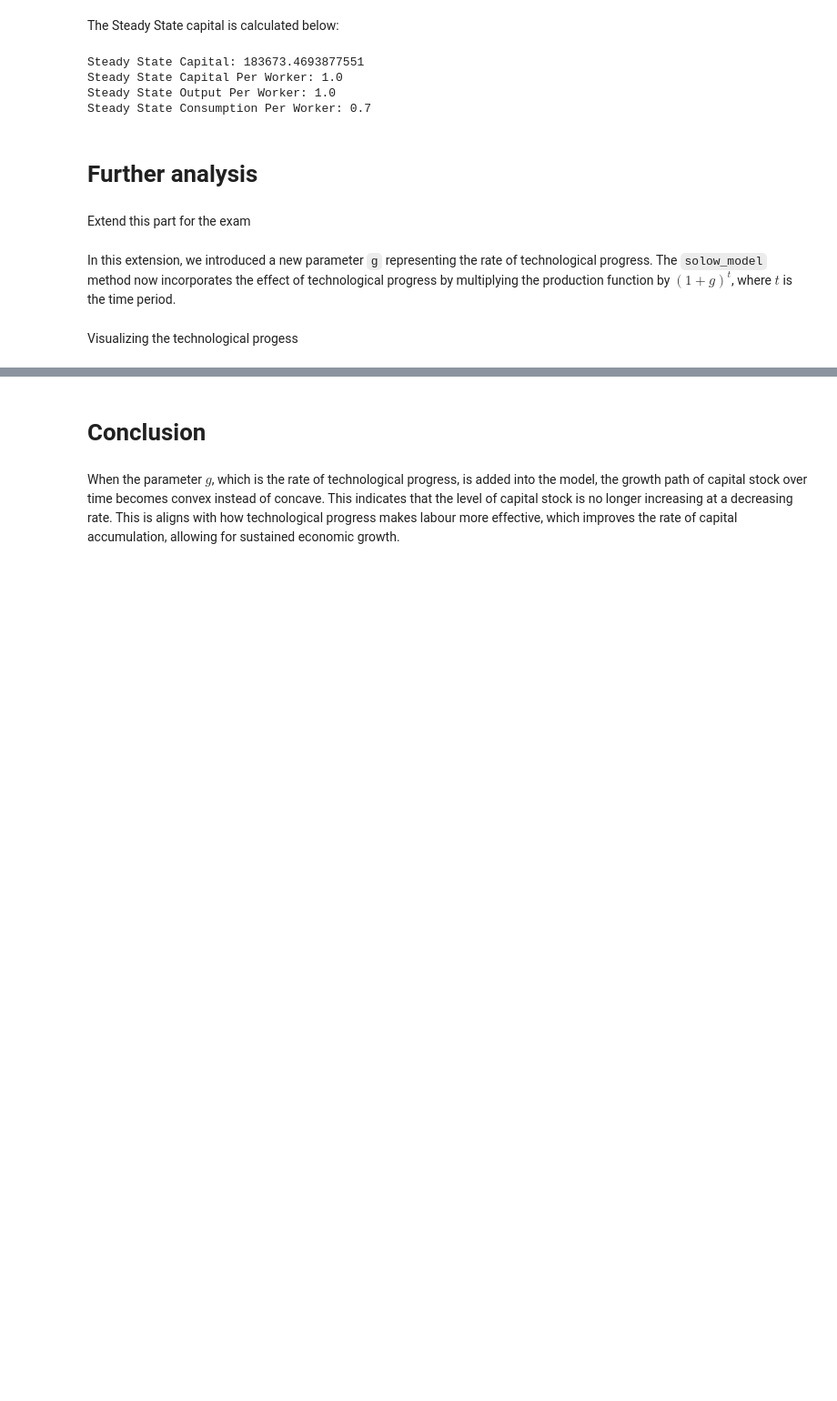
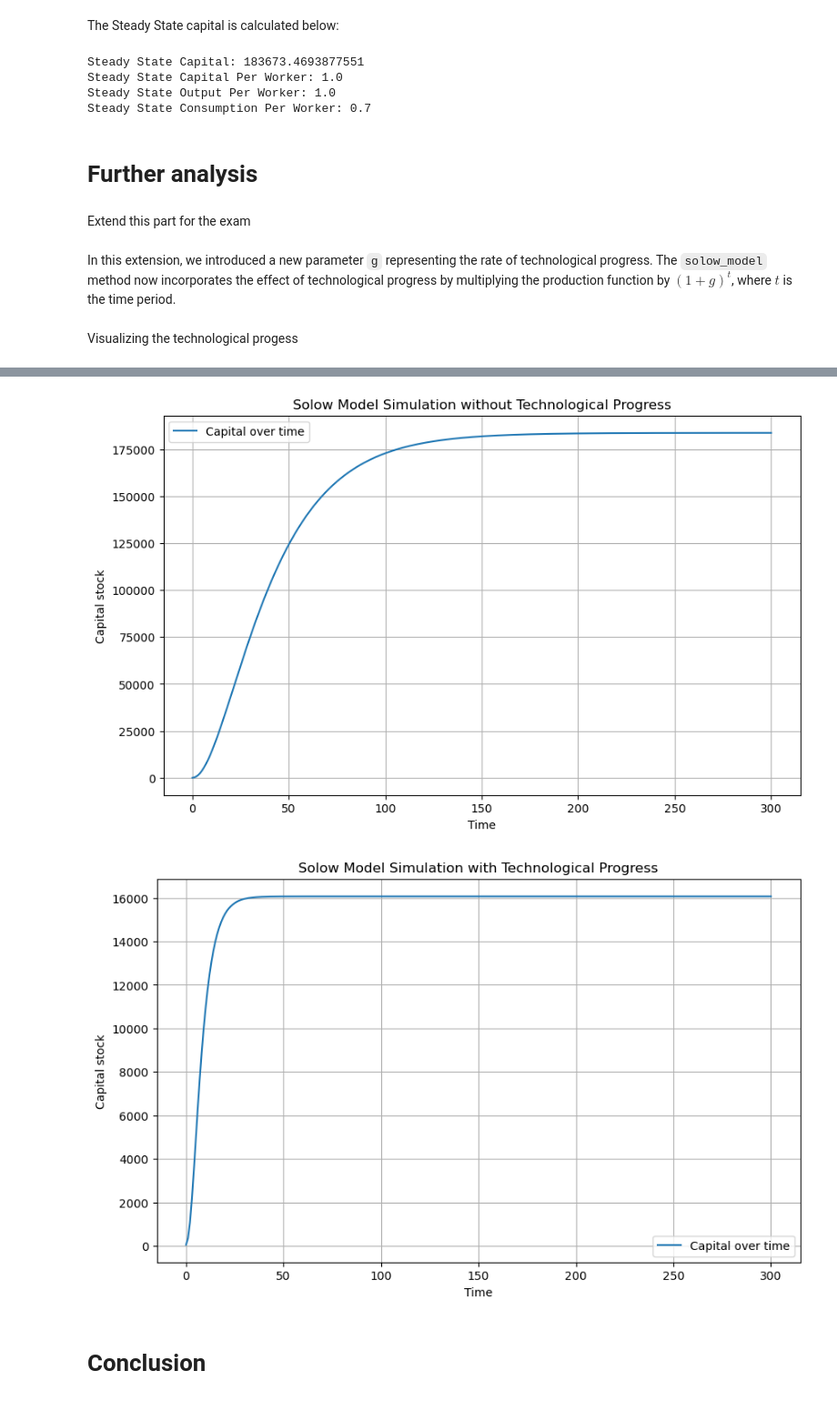
Before and after one commit to NumEconCopenhagen/projects-2024-hwee-oscar-thomas, a Jupyter notebook: modelproject/modelproject.ipynb, the cells around one changed output, grey strips where cells are left out. Shown at 91% size. Saved outputs shown, nothing was run; the diff lists cells and outputs as text; code cells hidden in the pictures; blank space fills up the shorter version.

```diff
--- a/modelproject/modelproject.ipynb
+++ b/modelproject/modelproject.ipynb
@@ -212,4 +212,75 @@ plt.show()
+# %%
+import numpy as np
+import matplotlib.pyplot as plt
+from scipy.optimize import root_scalar
+
+class SolowModel:
+    def __init__(self, s=0.3, n=0.02, delta=0.05, alpha=0.5, L=100, K0=50, T=300):
+        self.s = s  # savings rate
+        self.n = n  # population growth rate
+        self.delta = delta  # depreciation rate
+        self.alpha = alpha  # capital share of output
+        self.L = L  # labor force
+        self.K0 = K0  # initial capital
+        self.T = T  # number of periods
+
+    def steady_state_capital(self):
+        return ((self.s * self.L) / (self.delta + self.n))**(1 / (1 - self.alpha))
+
+    def solow_model(self, K):
+        return self.s * self.L * (K**self.alpha) - (self.delta + self.n) * K
+
+    def simulate(self):
+        K = np.zeros(self.T+1)
+        K[0] = self.K0
+        for t in range(1, self.T+1):
+            K[t] = K[t-1] + self.solow_model(K[t-1])
+        return K
+
+    def plot_simulation(self, K, title):
+        plt.figure(figsize=(10, 6))
+        plt.plot(K, label='Capital over time')
+        plt.xlabel('Time')
+        plt.ylabel('Capital stock')
+        plt.title(title)
+        plt.legend()
+        plt.grid(True)
+        plt.show()
+
+class SolowModelT(SolowModel):
+    def __init__(self, s=0.3, n=0.02, delta=0.05, alpha=0.5, L=100, K0=50, T=300, g=0):
+        super().__init__(s, n, delta, alpha, L, K0, T)
+        self.g = g  # technological progress rate
+
+    def steady_state_capital(self):
+        return ((self.s * self.L) / (self.delta + self.n + self.g))**(1 / (1 - self.alpha))
+
+    def solow_model(self, K):
+        return self.s * self.L * (K**self.alpha) - (self.delta + self.n + self.g) * K
+
+    def simulate_with_technological_progress(self):
+        K = np.zeros(self.T+1)
+        K[0] = self.K0
+        for t in range(1, self.T+1):
+            K[t] = (K[t-1] + self.solow_model(K[t-1])) * (1 + self.g)
+        return K
+
+# Main code
+# Simulation without technological progress
+solow_no_tech_progress = SolowModel()  # No technological progress
+K_no_tech_progress = solow_no_tech_progress.simulate()
+
+# Simulation with technological progress
+solow_with_tech_progress = SolowModelT(g=0.5)  # Chose the effect of parameter g
+K_with_tech_progress = solow_with_tech_progress.simulate_with_technological_progress()
+
+# Plotting the simulation without technological progress
+solow_no_tech_progress.plot_simulation(K_no_tech_progress, 'Solow Model Simulation without Technological Progress')
+
+# Plotting the simulation with technological progress
+solow_with_tech_progress.plot_simulation(K_with_tech_progress, 'Solow Model Simulation with Technological Progress')
+# %% [output]
+[figure, added]
+[figure, added]
 # %% [markdown]
 # Conclusion
-# %% [markdown]
-When the parameter $g$, which is the rate of technological progress, is added into the model, the growth path of capital stock over time becomes convex instead of concave. This indicates that the level of capital stock is no longer increasing at a decreasing rate. This is aligns with how technological progress makes labour more effective, which improves the rate of capital accumulation, allowing for sustained economic growth.
```
Also changed, not shown: parts of 5 cells of this notebook, 1 other file.
